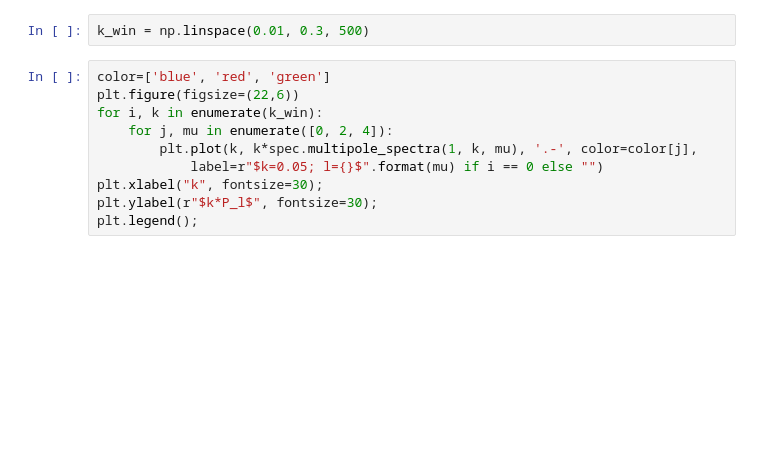
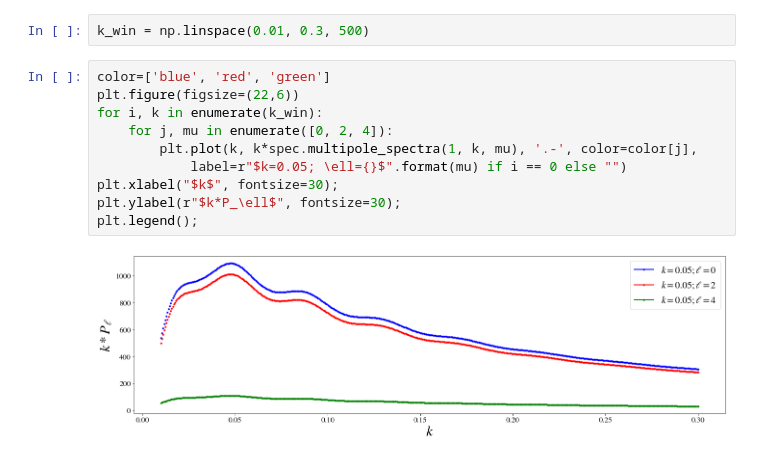
Before and after one commit to cloe-org/CLOE, a Jupyter notebook: likelihood_test.ipynb, the cells around one changed output. Cells and saved outputs as stored; diff of their text form; blank space fills up the shorter version.

```diff
--- a/likelihood_test.ipynb
+++ b/likelihood_test.ipynb
@@ -564,10 +591,12 @@ k_win = np.linspace(0.01, 0.3, 500)
 # %%
 color=['blue', 'red', 'green']
 plt.figure(figsize=(22,6))
 for i, k in enumerate(k_win):
     for j, mu in enumerate([0, 2, 4]):
         plt.plot(k, k*spec.multipole_spectra(1, k, mu), '.-', color=color[j],
-            label=r"$k=0.05; l={}$".format(mu) if i == 0 else "")
-plt.xlabel("k", fontsize=30);
-plt.ylabel(r"$k*P_l$", fontsize=30);
+            label=r"$k=0.05; \ell={}$".format(mu) if i == 0 else "")
+plt.xlabel("$k$", fontsize=30);
+plt.ylabel(r"$k*P_\ell$", fontsize=30);
 plt.legend();
+# %% [output]
+[figure, added]
```
Also changed, not shown: parts of 4 cells of this notebook, 4 other files.
